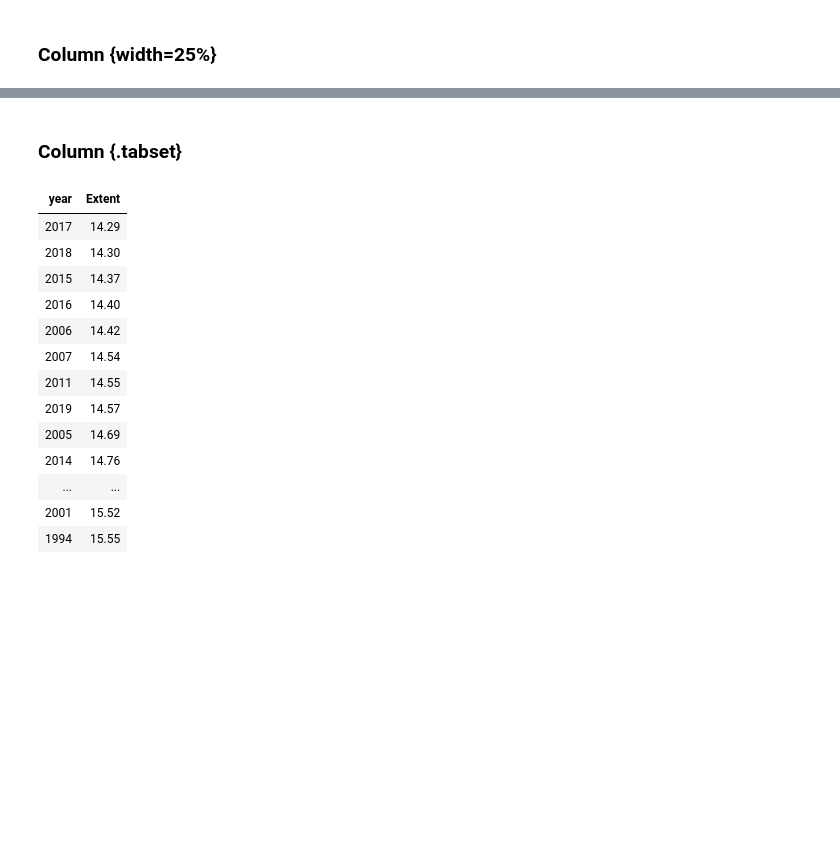
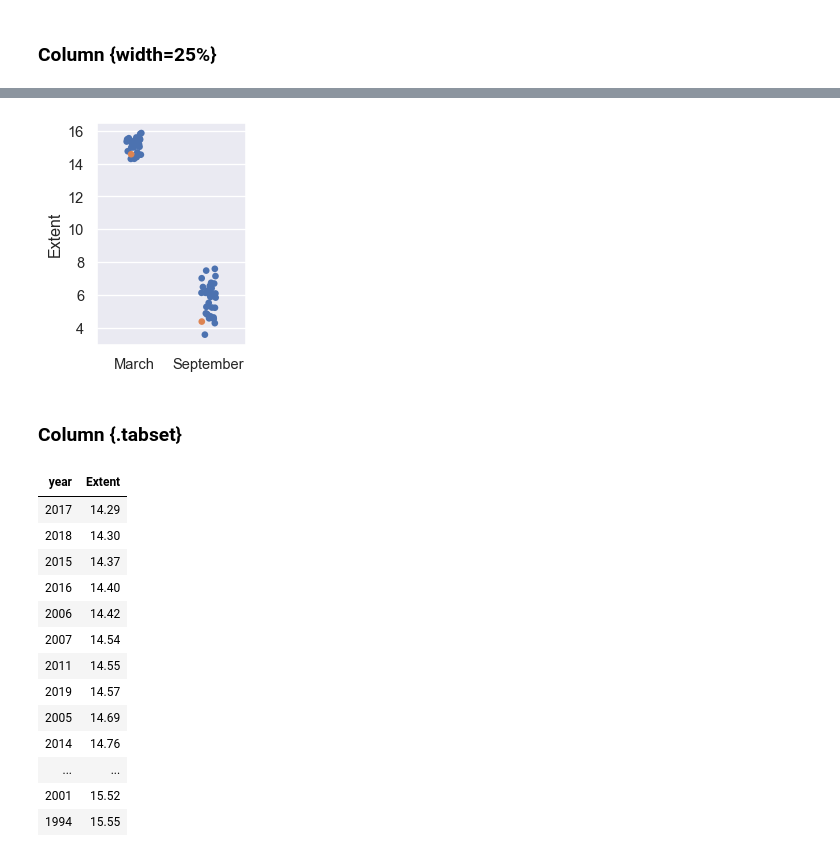
Before and after one commit to cwickham/seaice, a Jupyter notebook: seaice.ipynb, the cells around one changed output, grey strips where cells are left out. Cells and saved outputs as stored; diff of their text form; code cells hidden in the pictures; blank space fills up the shorter version.

```diff
--- a/seaice.ipynb
+++ b/seaice.ipynb
@@ -95,10 +98,11 @@ sns.lineplot(data=seaice,
 # %% [markdown]
 ### Column {width=25%}
 # %%
+#| title: Average in March and September
 seaice_extremes = seaice[(seaice['month'] == "March") | (seaice['month'] == "September")]
 extent_extremes = seaice_extremes.groupby(['year', 'month', 'most_recent']).mean().reset_index()
 
-plt.rcParams['figure.figsize'] = (2, 4)
+plt.rcParams['figure.figsize'] = (2, 3)
 sns.stripplot(extent_extremes,
     x="month", y="Extent", hue = "most_recent",
     legend=None
@@ -109,3 +112,4 @@ plt.show()
+[figure, added]
 # %%
 extent_sorted = extent_extremes.sort_values(by = "Extent")
 mar = extent_sorted[extent_sorted["month"] == "March"]
```
Also changed, not shown: parts of 9 cells of this notebook, 1 other file.
